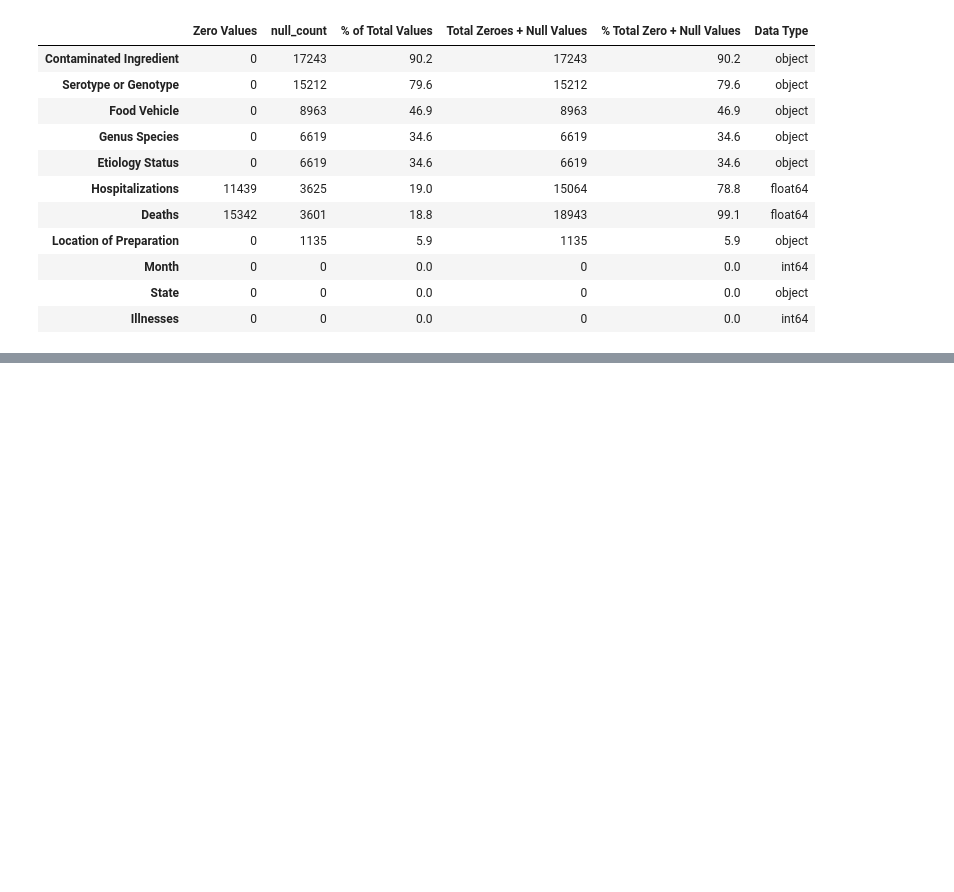
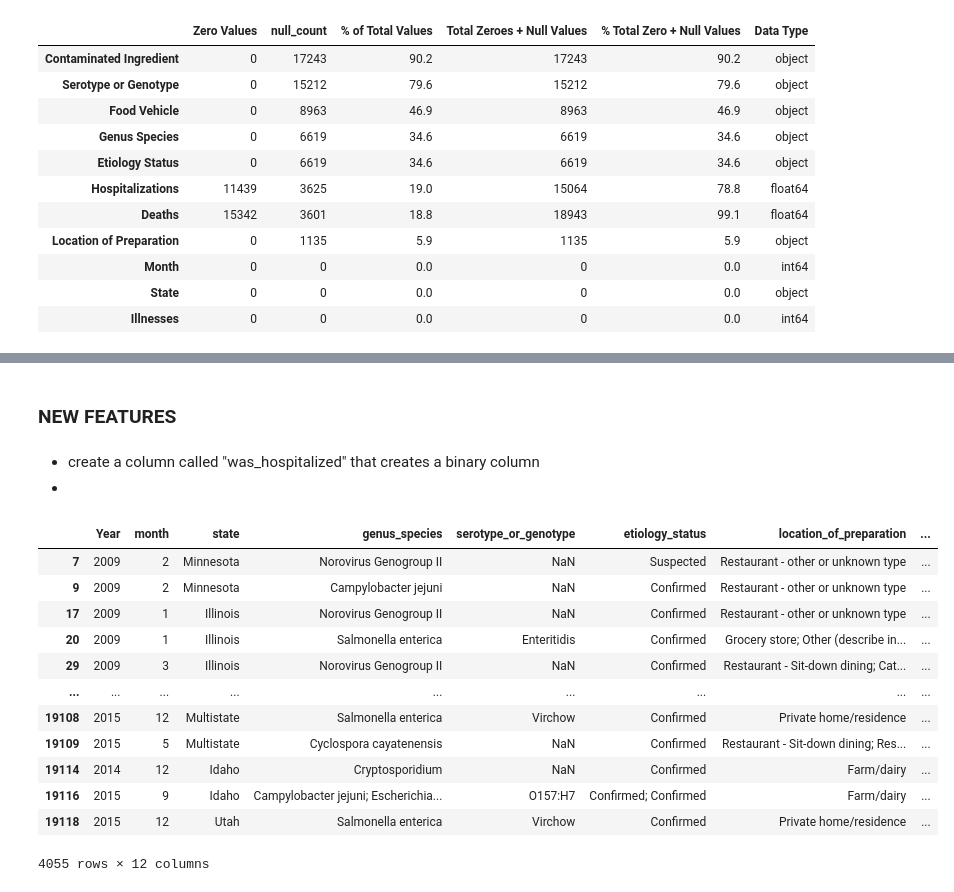
Before and after one commit to Aniastiti/food_poisoning, a Jupyter notebook: sandbox.ipynb, the cells around one changed output, grey strips where cells are left out. Drawn from its saved outputs; the diff is of its cells as text; code cells hidden in the pictures; blank space fills up the shorter version.

Commit message:
explored and reset index since date was causing issues.

```diff
--- a/sandbox.ipynb
+++ b/sandbox.ipynb
@@ -96,0 +111,4 @@ There are 8 columns that have NULL values.
+# %%
+# rename all columns
+df.columns = ['month', 'state', 'genus_species', 'serotype_or_genotype', 'etiology_status', 'location_of_preparation', 'illnesses', 'hospitalizations',
+             'deaths', 'food_vehicle', 'contaminated_ingredient']
@@ -96,0 +233,23 @@ There are 8 columns that have NULL values.
+# %%
+df = df.reset_index()
+# %% [markdown]
+### NEW FEATURES
+# %% [markdown]
+- create a column called "was_hospitalized" that creates a binary column
+-
+# %%
+df[df["hospitalizations"] > 0]
+# %% [output]
+|  | Year | month | state | genus_species | serotype_or_genotype | etiology_status | location_of_preparation | ... |
+| 7 | 2009 | 2 | Minnesota | Norovirus Genogroup II | NaN | Suspected | Restaurant - other or unknown type | ... |
+| 9 | 2009 | 2 | Minnesota | Campylobacter jejuni | NaN | Confirmed | Restaurant - other or unknown type | ... |
+| 17 | 2009 | 1 | Illinois | Norovirus Genogroup II | NaN | Confirmed | Restaurant - other or unknown type | ... |
+| 20 | 2009 | 1 | Illinois | Salmonella enterica | Enteritidis | Confirmed | Grocery store; Other (describe in... | ... |
+| 29 | 2009 | 3 | Illinois | Norovirus Genogroup II | NaN | Confirmed | Restaurant - Sit-down dining; Cat... | ... |
+| ... | ... | ... | ... | ... | ... | ... | ... | ... |
+| 19108 | 2015 | 12 | Multistate | Salmonella enterica | Virchow | Confirmed | Private home/residence | ... |
+| 19109 | 2015 | 5 | Multistate | Cyclospora cayatenensis | NaN | Confirmed | Restaurant - Sit-down dining; Res... | ... |
+| 19114 | 2014 | 12 | Idaho | Cryptosporidium | NaN | Confirmed | Farm/dairy | ... |
+| 19116 | 2015 | 9 | Idaho | Campylobacter jejuni; Escherichia... | O157:H7 | Confirmed; Confirmed | Farm/dairy | ... |
+| 19118 | 2015 | 12 | Utah | Salmonella enterica | Virchow | Confirmed | Private home/residence | ... |
+4055 rows × 12 columns
```
Also changed, not shown: parts of 13 cells of this notebook.
